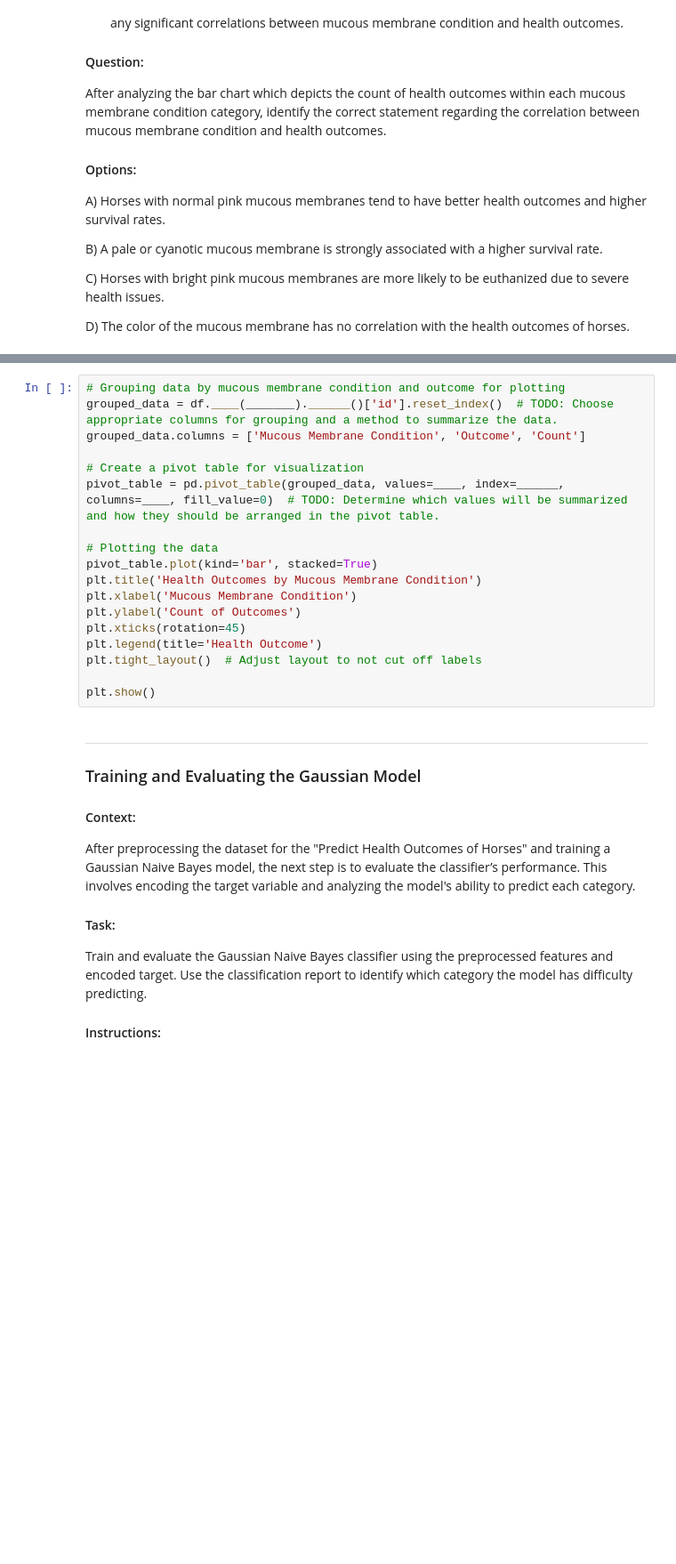
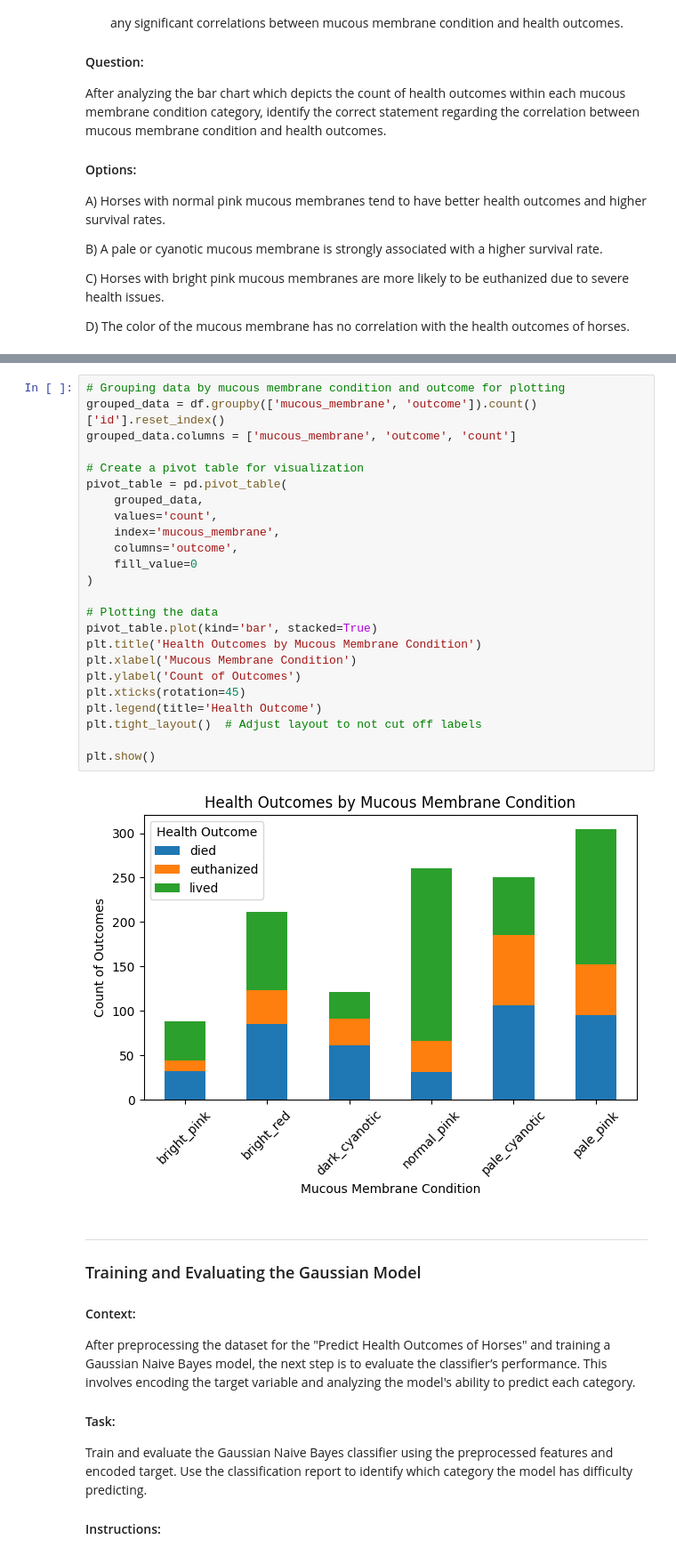
Before and after one commit to IshanSarkar/Topics-Practice, a Jupyter notebook: Naive_Bayes_Case_Study.ipynb, the cells around one changed output, grey strips where cells are left out. Shown at 89% size. Saved outputs shown, nothing was run; the diff lists cells and outputs as text; blank space fills up the shorter version.

```diff
--- a/Naive_Bayes_Case_Study.ipynb
+++ b/Naive_Bayes_Case_Study.ipynb
@@ -591,21 +601,29 @@ D) The color of the mucous membrane has no correlation with the health outcomes
 # %%
 # Grouping data by mucous membrane condition and outcome for plotting
-grouped_data = df.____(_______).______()['id'].reset_index()  # TODO: Choose appropriate columns for grouping and a method to summarize the data.
-grouped_data.columns = ['Mucous Membrane Condition', 'Outcome', 'Count']
+grouped_data = df.groupby(['mucous_membrane', 'outcome']).count()['id'].reset_index()
+grouped_data.columns = ['mucous_membrane', 'outcome', 'count']
 
 # Create a pivot table for visualization
-pivot_table = pd.pivot_table(grouped_data, values=____, index=______, columns=____, fill_value=0)  # TODO: Determine which values will be summarized and how they should be arranged in the pivot table.
+pivot_table = pd.pivot_table(
+    grouped_data,
+    values='count',
+    index='mucous_membrane',
+    columns='outcome',
+    fill_value=0
+)
 
 # Plotting the data
 pivot_table.plot(kind='bar', stacked=True)
 plt.title('Health Outcomes by Mucous Membrane Condition')
 plt.xlabel('Mucous Membrane Condition')
 plt.ylabel('Count of Outcomes')
 plt.xticks(rotation=45)
 plt.legend(title='Health Outcome')
 plt.tight_layout()  # Adjust layout to not cut off labels
 
 plt.show()
+# %% [output]
+[figure, added]
 # %% [markdown]
 
 
```
Also changed, not shown: parts of 9 cells of this notebook.
